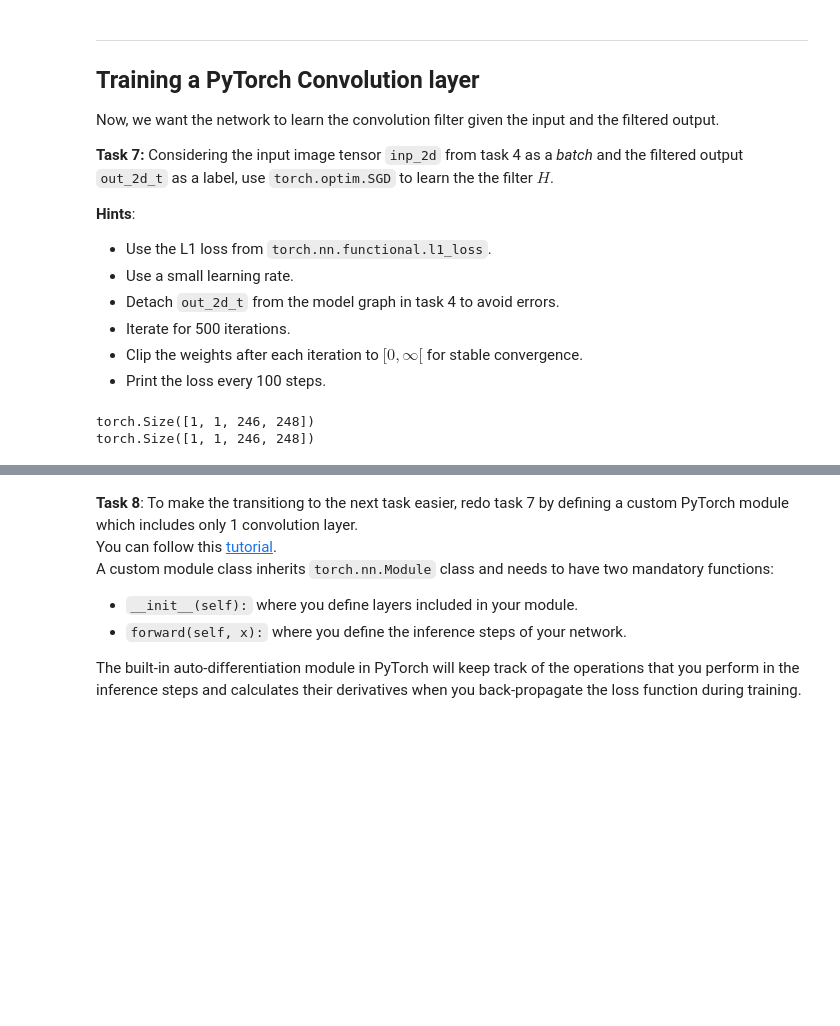
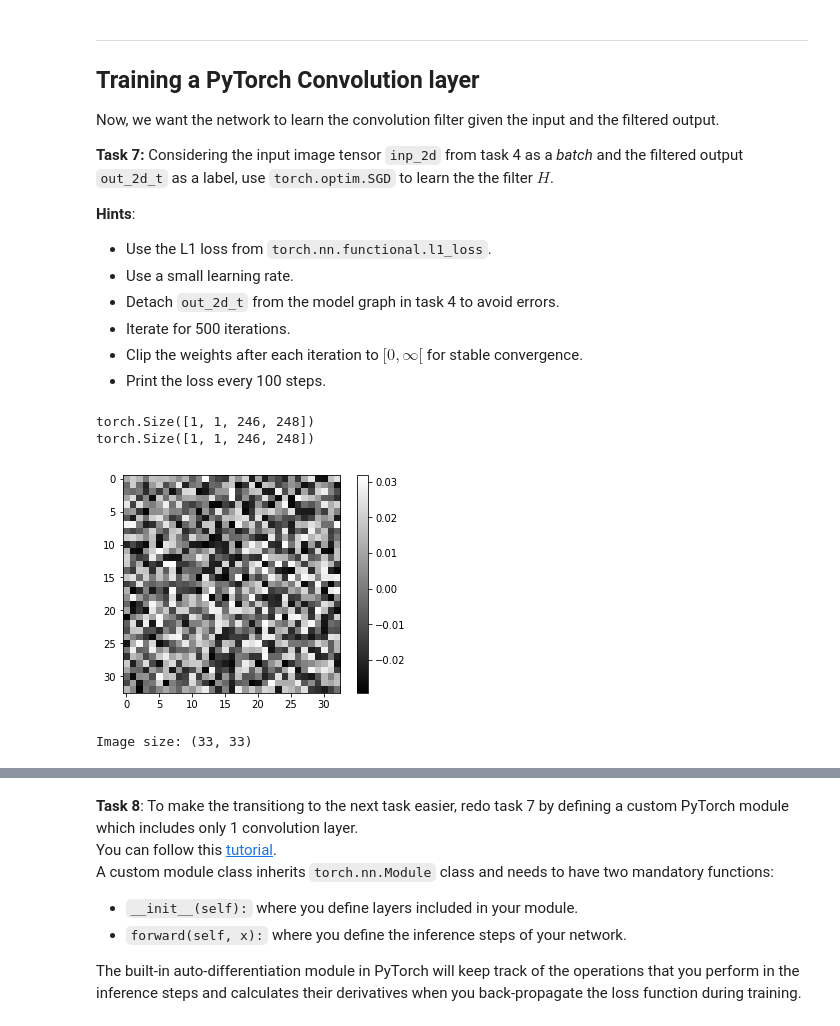
Before and after one commit to FilipBerglund/TBMI26, a Jupyter notebook: lab3/lab3.ipynb, the cells around one changed output, grey strips where cells are left out. Drawn from its saved outputs; the diff is of its cells as text; code cells hidden in the pictures; blank space fills up the shorter version.

```diff
--- a/lab3/lab3.ipynb
+++ b/lab3/lab3.ipynb
@@ -195,26 +195,28 @@ Now, we want the network to learn the convolution filter given the input and the
 # %%
 # Define the model and the optimizer
 # YOUR CODE HERE
-model_1layer = torch.nn.Conv2d(1,1,kernel_size = [33,33], padding = 16)
+model_1layer = torch.nn.Conv2d(1,1,kernel_size = [33,33], padding = 16, bias = False)
 inp_2d   = img_d.float()
 out_2d_t = torch.from_numpy(np.asarray(out_2d_np.reshape(1,1,246,248))).float()
 
 print(inp_2d.size())
 print(out_2d_t.size())
 
 optimizer = torch.optim.SGD(model_1layer.parameters(), lr = 0.0001)
 loss_fn = torch.nn.functional.l1_loss
-for i in range(500):
+for i in range(100):
     y_pred = model_1layer(inp_2d)
     loss = loss_fn(y_pred, out_2d_t)
     optimizer.zero_grad()
     loss.backward()
     optimizer.step()
 
 
 # Visualize the trained filter
 visualize(model_1layer.weight[0,0,:,:].detach().cpu().numpy())
 # %% [output]
 torch.Size([1, 1, 246, 248])
 torch.Size([1, 1, 246, 248])
+[figure, added]
+Image size: (33, 33)
 # %%
```
Also changed, not shown: parts of 1 cell of this notebook.
